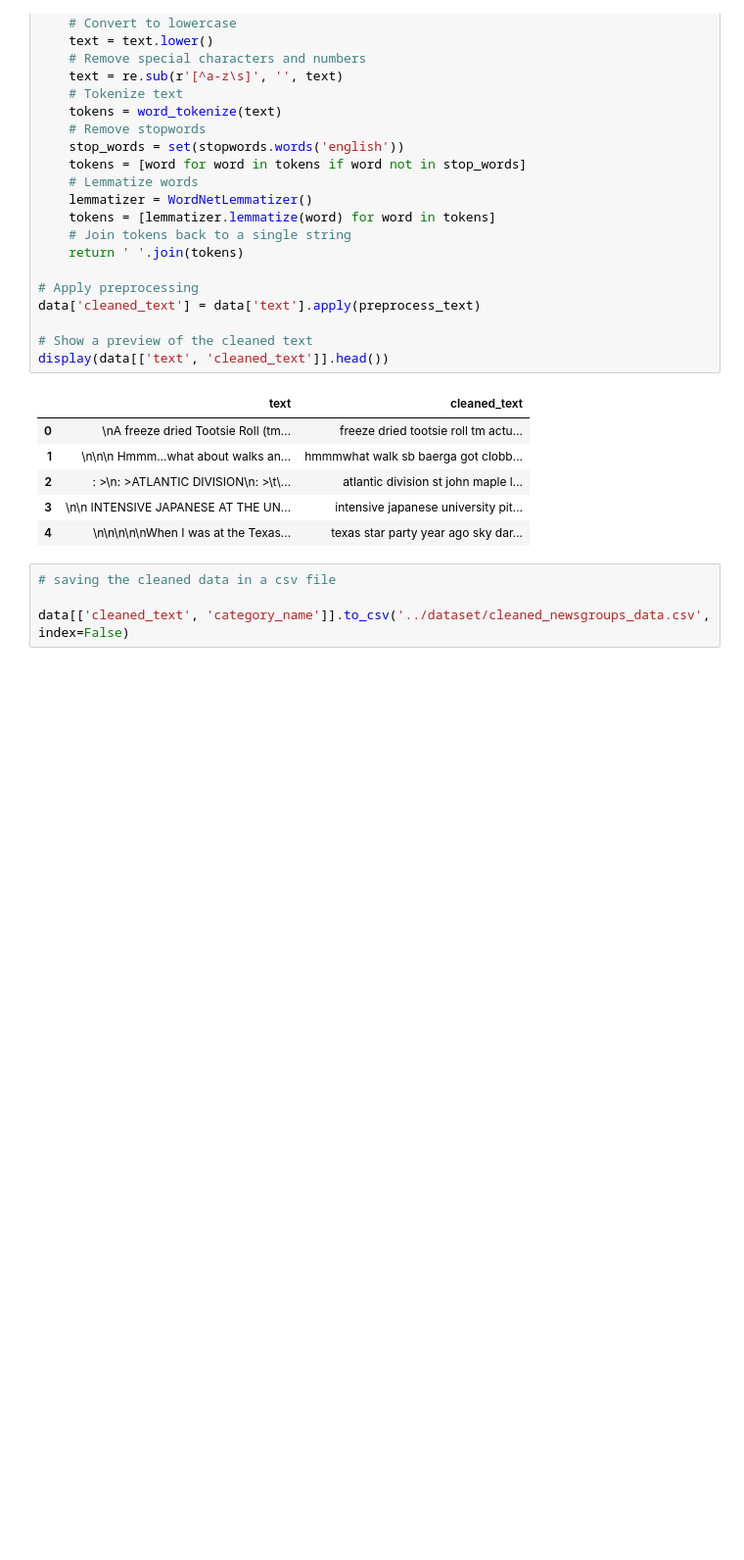
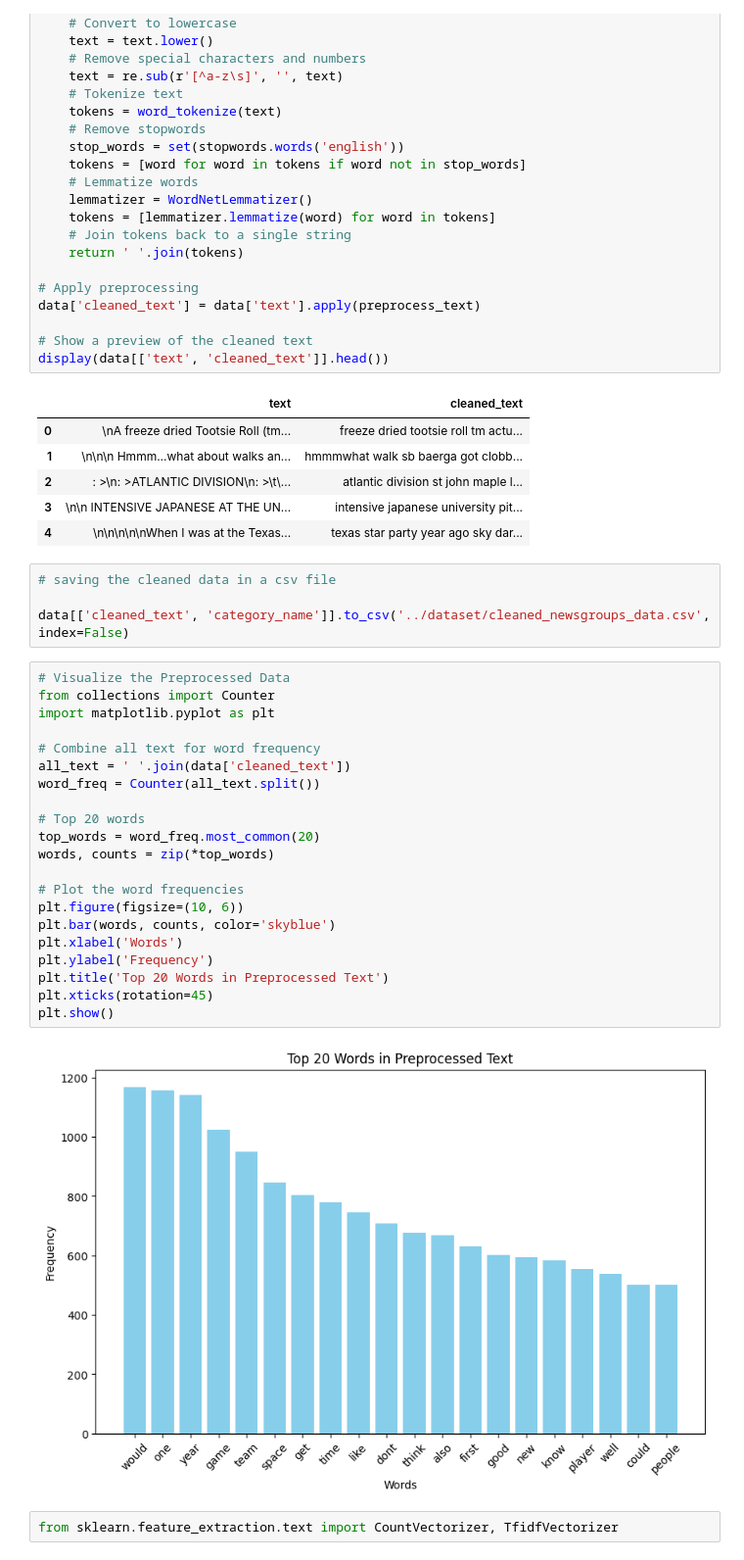
Before and after one commit to arifhaidari/NLP_exploration, a Jupyter notebook: topic_modeling_LDA/preprocessing.ipynb, the cells around one changed output. Shown: that part at 98% size. Saved outputs shown, nothing was run; the diff lists cells and outputs as text; blank space fills up the shorter version.

Commit message:
implementing bag of words and tf-idf

```diff
--- a/topic_modeling_LDA/preprocessing.ipynb
+++ b/topic_modeling_LDA/preprocessing.ipynb
@@ -81,3 +81,28 @@ display(data[['text', 'cleaned_text']].head())
 # saving the cleaned data in a csv file
 
 data[['cleaned_text', 'category_name']].to_csv('../dataset/cleaned_newsgroups_data.csv', index=False)
+# %%
+# Visualize the Preprocessed Data
+from collections import Counter
+import matplotlib.pyplot as plt
+
+# Combine all text for word frequency
+all_text = ' '.join(data['cleaned_text'])
+word_freq = Counter(all_text.split())
+
+# Top 20 words
+top_words = word_freq.most_common(20)
+words, counts = zip(*top_words)
+
+# Plot the word frequencies
+plt.figure(figsize=(10, 6))
+plt.bar(words, counts, color='skyblue')
+plt.xlabel('Words')
+plt.ylabel('Frequency')
+plt.title('Top 20 Words in Preprocessed Text')
+plt.xticks(rotation=45)
+plt.show()
+# %% [output]
+[figure, added]
+# %%
+from sklearn.feature_extraction.text import CountVectorizer, TfidfVectorizer
```
Also changed, not shown: parts of 7 cells of this notebook, 1 other file.
